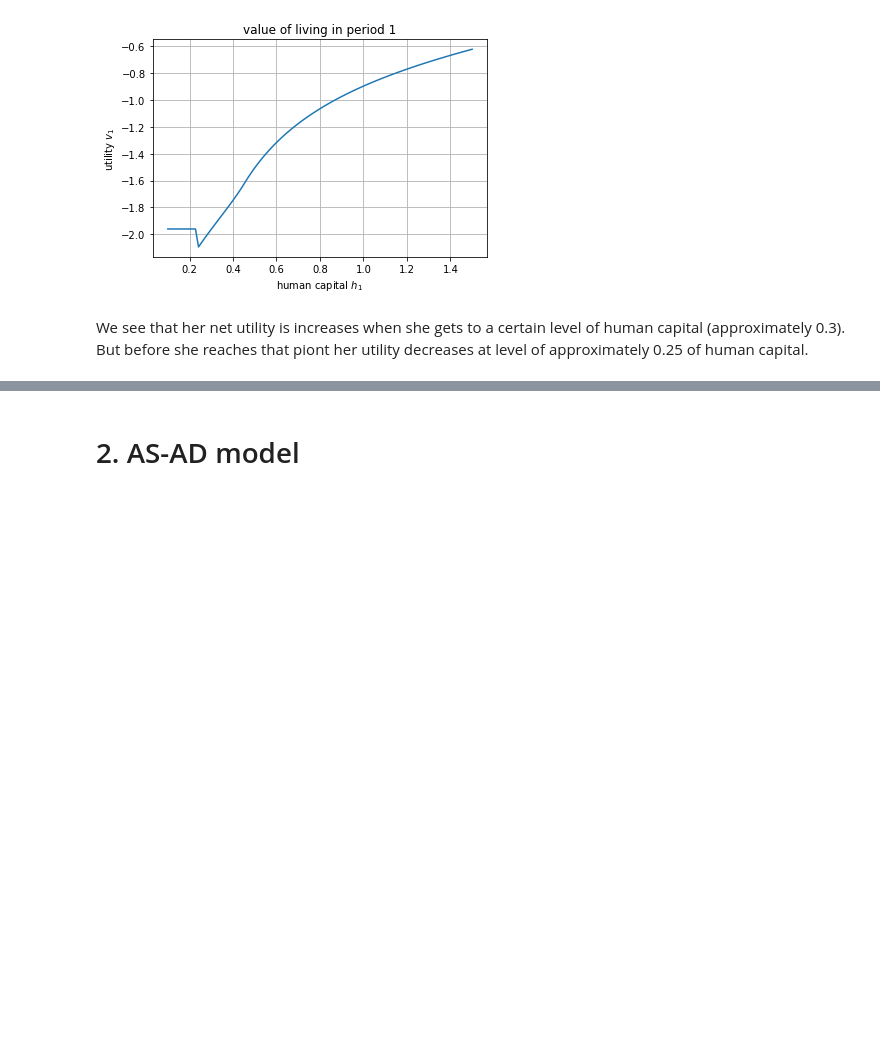
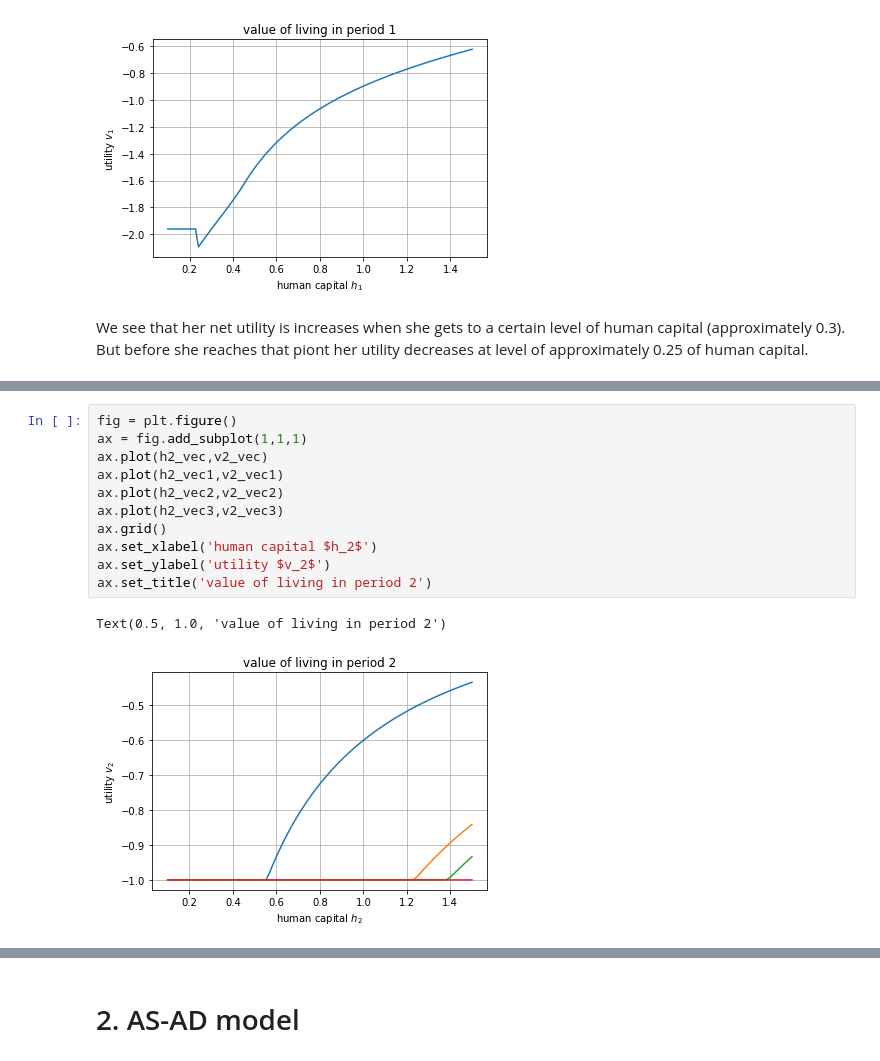
Before and after one commit to NumEconCopenhagen/projects-2019-tba, a Jupyter notebook: examproject/exam_2019.ipynb, the cells around one changed output, grey strips where cells are left out. Drawn from its saved outputs; the diff is of its cells as text; blank space fills up the shorter version.

```diff
--- a/examproject/exam_2019.ipynb
+++ b/examproject/exam_2019.ipynb
@@ -283,0 +318,14 @@ We see that her net utility is increases when she gets to a certain level of hum
+# %%
+fig = plt.figure()
+ax = fig.add_subplot(1,1,1)
+ax.plot(h2_vec,v2_vec)
+ax.plot(h2_vec1,v2_vec1)
+ax.plot(h2_vec2,v2_vec2)
+ax.plot(h2_vec3,v2_vec3)
+ax.grid()
+ax.set_xlabel('human capital $h_2$')
+ax.set_ylabel('utility $v_2$')
+ax.set_title('value of living in period 2')
+# %% [output]
+Text(0.5, 1.0, 'value of living in period 2')
+[figure, added]
```
Also changed, not shown: parts of 6 cells of this notebook.
